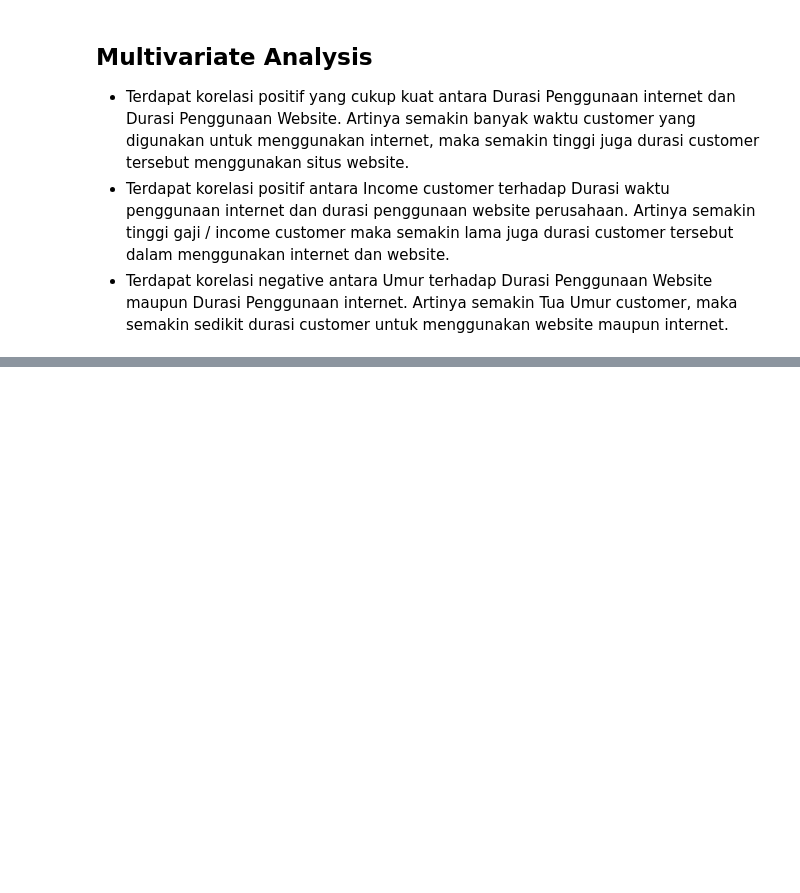
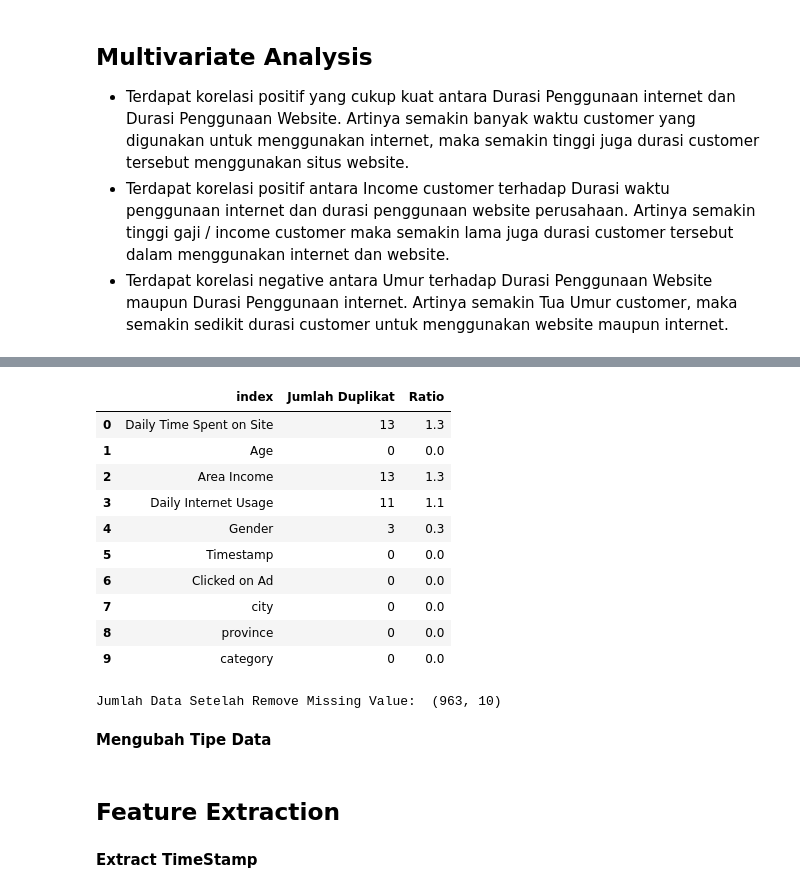
Before and after one commit to JodhiKrisantus/Predict-Customer-Clicked-Ads-Classification, a Jupyter notebook: Classification - Predict Clicked Ads.ipynb, the cells around one changed output, grey strips where cells are left out. Saved outputs shown, nothing was run; the diff lists cells and outputs as text; code cells hidden in the pictures; blank space fills up the shorter version.

```diff
--- a/Classification - Predict Clicked Ads.ipynb
+++ b/Classification - Predict Clicked Ads.ipynb
@@ -257,0 +263,4 @@ Text(0.5, 1.0, 'Heatmap Korelasi Antara Fitur')
+# %%
+df_pre = df.copy()
+df_pre.rename(columns={'Male': 'Gender'}, inplace=True)
+print('Jumlah Data Duplikat : ', df.duplicated().sum())
@@ -257,0 +288,25 @@ Text(0.5, 1.0, 'Heatmap Korelasi Antara Fitur')
+# %%
+duplikat = df_pre.isna().sum().values
+df_pre.columns.values
+df_duplikat = pd.DataFrame(data = duplikat, index= df_pre.columns.values, columns=['Jumlah Duplikat']).reset_index()
+df_duplikat['Ratio'] = df_duplikat['Jumlah Duplikat'] / df_pre.shape[0] * 100
+df_duplikat
+# %% [output]
+|  | index | Jumlah Duplikat | Ratio |
+| 0 | Daily Time Spent on Site | 13 | 1.3 |
+| 1 | Age | 0 | 0.0 |
+| 2 | Area Income | 13 | 1.3 |
+| 3 | Daily Internet Usage | 11 | 1.1 |
+| 4 | Gender | 3 | 0.3 |
+| 5 | Timestamp | 0 | 0.0 |
+| 6 | Clicked on Ad | 0 | 0.0 |
+| 7 | city | 0 | 0.0 |
+| 8 | province | 0 | 0.0 |
+| 9 | category | 0 | 0.0 |
+# %%
+df_pre = df_pre.dropna(axis=0)
+print('Jumlah Data Setelah Remove Missing Value: ', df_pre.shape)
+# %% [output]
+Jumlah Data Setelah Remove Missing Value:  (963, 10)
+# %% [markdown]
+**Mengubah Tipe Data**
@@ -257,0 +315,4 @@ Text(0.5, 1.0, 'Heatmap Korelasi Antara Fitur')
+# %% [markdown]
+## Feature Extraction
+# %% [markdown]
+**Extract TimeStamp**
```
Also changed, not shown: parts of 29 cells of this notebook.
